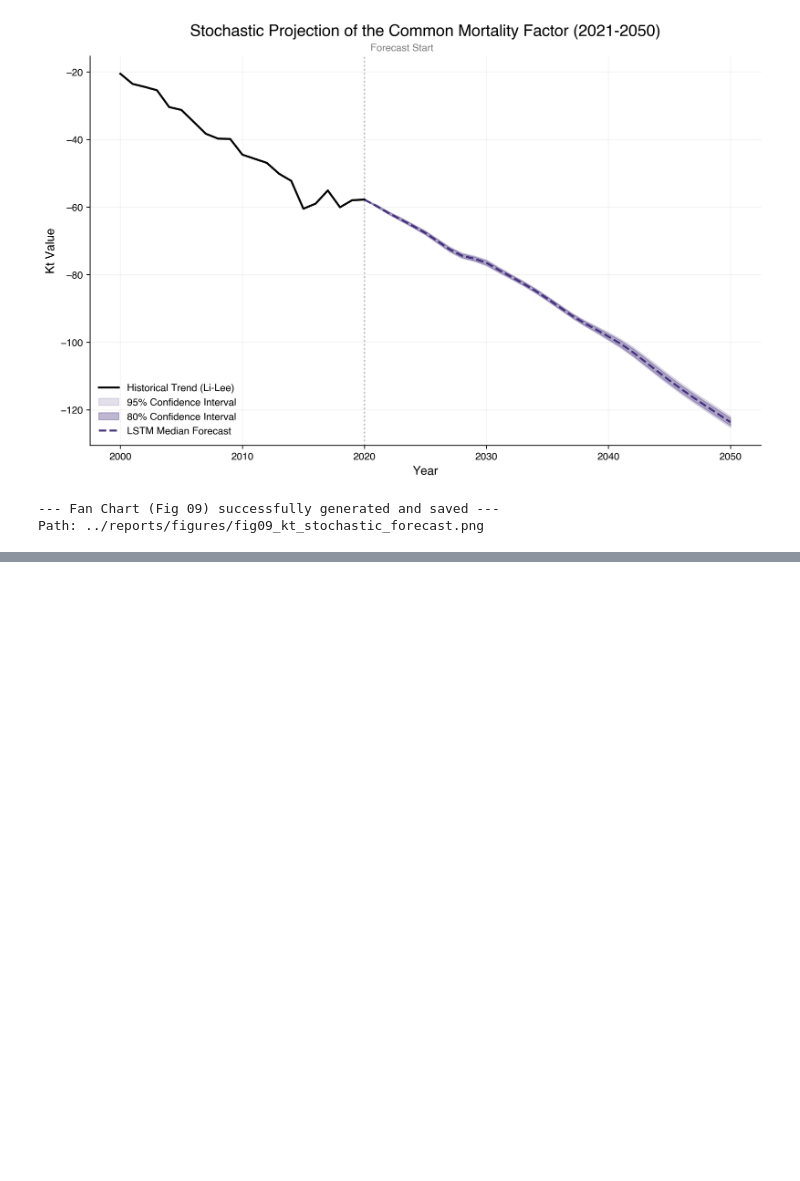
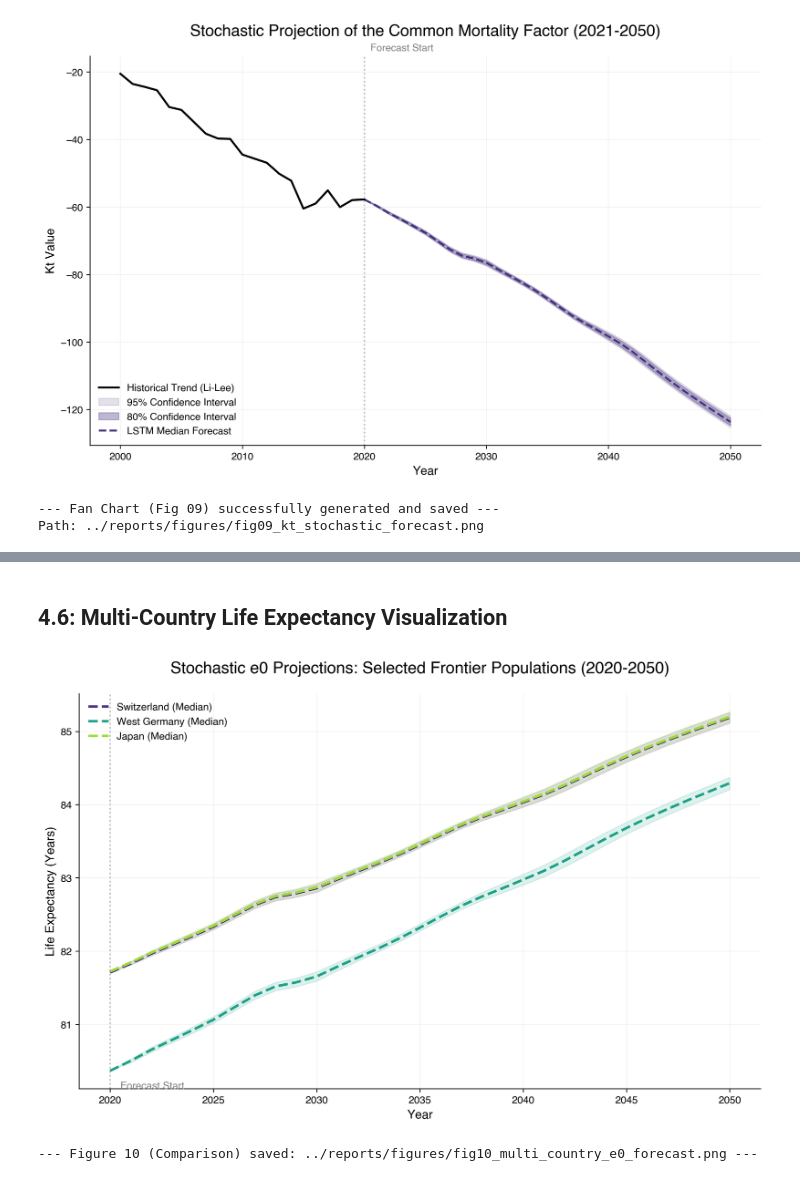
Before and after one commit to davide-rindori/Actuarial-DS-Portfolio, a Jupyter notebook: 04_Multi_Population_Longevity_XAI/notebooks/04_forecasting_xai_and_results.ipynb, the cells around one changed output, grey strips where cells are left out. Drawn from its saved outputs; the diff is of its cells as text; code cells hidden in the pictures; blank space fills up the shorter version.

Commit message:
feat: complete stochastic e0 projections and XAI temporal analysis

```diff
--- a/04_Multi_Population_Longevity_XAI/notebooks/04_forecasting_xai_and_results.ipynb
+++ b/04_Multi_Population_Longevity_XAI/notebooks/04_forecasting_xai_and_results.ipynb
@@ -381,0 +328,54 @@ print(f"--- Figure 10 updated with style-consistent colors ---")
+# %% [markdown]
+## 4.6: Multi-Country Life Expectancy Visualization
+# %%
+import matplotlib.pyplot as plt
+import seaborn as sns
+
+# 1. Selection for visualization
+# We'll plot Switzerland as primary, and Japan as the benchmark leader
+selected_countries = ['CHE', 'JPN', 'DEUTW']
+full_palette = sns.color_palette("viridis", len(COUNTRIES_DICT))
+
+fig, ax = plt.subplots()
+
+for i, code in enumerate(COUNTRIES_DICT.keys()):
+    if code not in selected_countries:
+        continue
+
+    # Get pre-calculated results from Cell 4.5
+    res = all_e0_results[code]
+    color = full_palette[i]
+
+    # Plot Median Forecast
+    ax.plot(forecast_years, res['median'],
+            label=f"{res['name']} (Median)",
+            color=color, linewidth=2.5, linestyle='--')
+
+    # Plot 95% Confidence Interval (Fan)
+    ax.fill_between(forecast_years, res['lower'], res['upper'],
+                    color=color, alpha=0.15)
+
+    # Optional: Plot Historical data (last 10 years for context)
+    # We can retrieve this from the first year of our projection back to 2010
+    # To keep the plot clean, we focus mainly on the forecast
+
+# 2. Add 2020 Transition Marker
+ax.axvline(x=2020, color='grey', linestyle=':', alpha=0.5)
+ax.text(2020.5, ax.get_ylim()[0], 'Forecast Start',
+        fontsize=10, color='grey', style='italic')
+
+# 3. Aesthetics
+ax.set_title("Stochastic e0 Projections: Selected Frontier Populations (2020-2050)")
+ax.set_xlabel("Year")
+ax.set_ylabel("Life Expectancy (Years)")
+ax.legend(loc='upper left', frameon=False, ncol=1)
+
+# 4. Export
+save_path = f"{FIGURES_DIR}fig10_multi_country_e0_forecast.png"
+plt.savefig(save_path)
+plt.show()
+
+print(f"--- Figure 10 (Comparison) saved: {save_path} ---")
+# %% [output]
+[figure, added]
+--- Figure 10 (Comparison) saved: ../reports/figures/fig10_multi_country_e0_forecast.png ---
```
Also changed, not shown: parts of 9 cells of this notebook, 4 other files.
